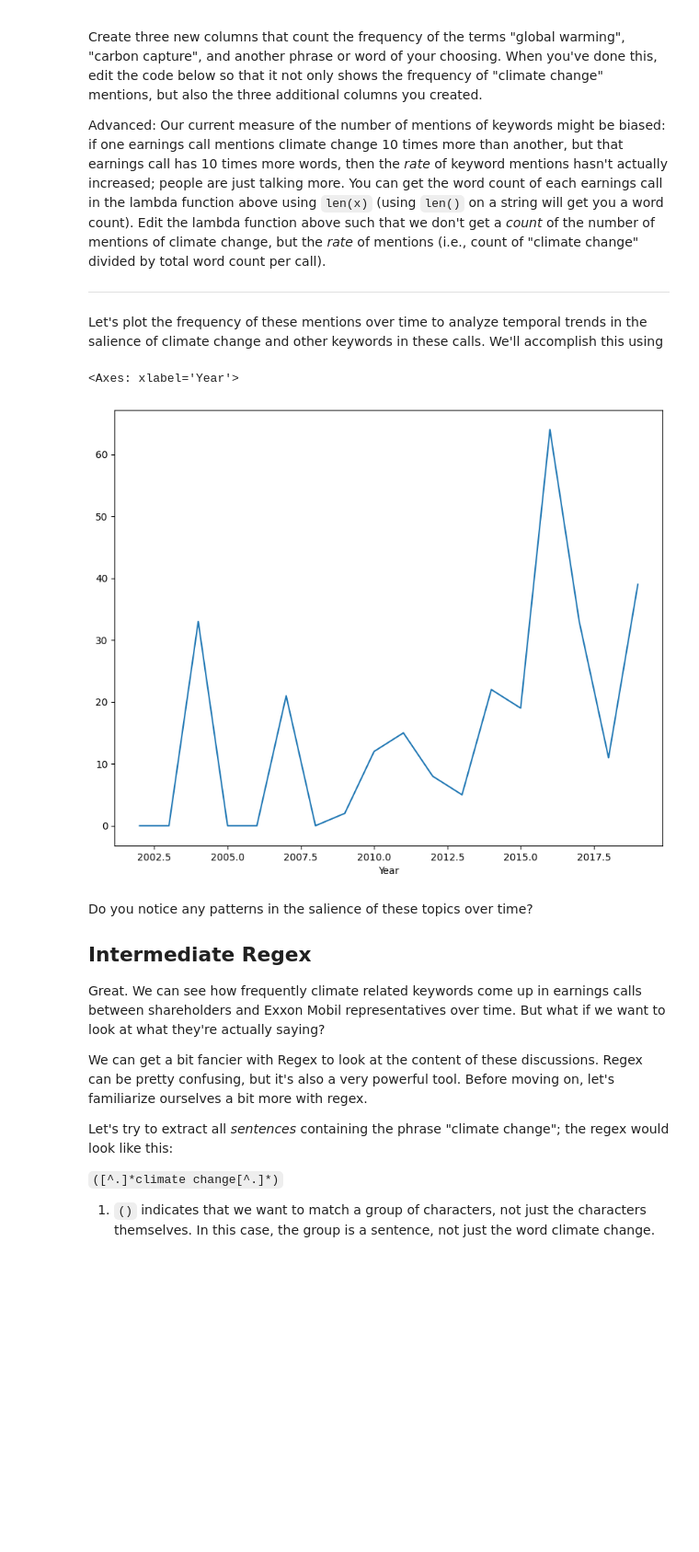
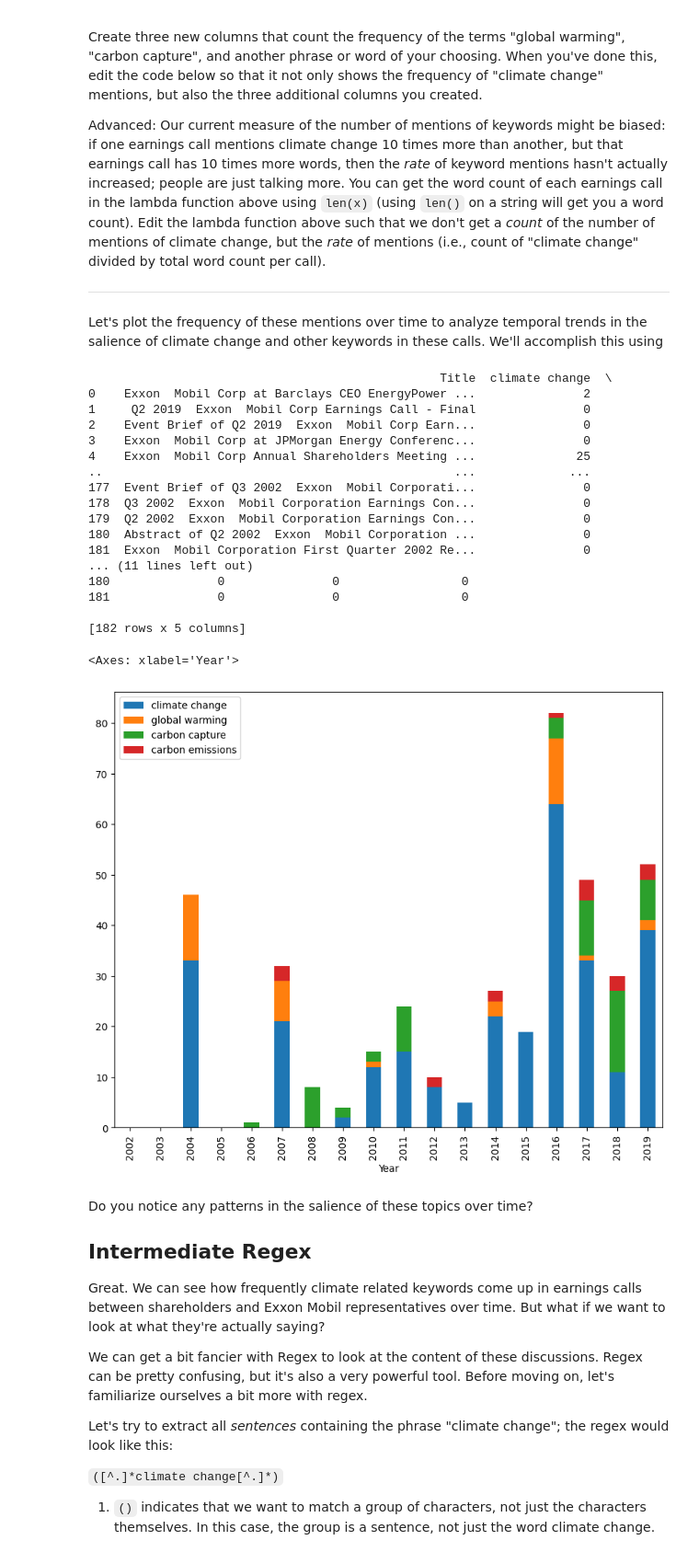
Before and after one commit to zixinsun2004/QM2, a Jupyter notebook: notebooks/W04. Natural Language Processing.ipynb, the cells around one changed output. Shown at 92% size. Saved outputs shown, nothing was run; the diff lists cells and outputs as text; code cells hidden in the pictures; blank space fills up the shorter version.

```diff
--- a/notebooks/W04. Natural Language Processing.ipynb
+++ b/notebooks/W04. Natural Language Processing.ipynb
@@ -271,19 +284,34 @@ Advanced: Our current measure of the number of mentions of keywords might be bia
 
 
 Let's plot the frequency of these mentions over time to analyze temporal trends in the salience of climate change and other keywords in these calls. We'll accomplish this using
-# %%
-# extract the year from the date column
-df['Year']=df['Date'].dt.year
-
-# group the dataframe by year, calculating the sum of the "climate change" column
-# save it as a new dataframe called "yearly"
-yearly=df.groupby('Year')['climate change'].sum()
-
-# plot yearly
-yearly.plot()
-# %% [output]
-<Axes: xlabel='Year'>
-[figure, removed]
+# %%
+df['global warming'] = df['Text'].apply(lambda x: len(re.findall(r'global warming', x, re.IGNORECASE)))
+df['carbon capture'] = df['Text'].apply(lambda x: len(re.findall(r'carbon capture', x, re.IGNORECASE)))
+df['carbon emissions'] = df['Text'].apply(lambda x: len(re.findall(r'carbon emissions', x, re.IGNORECASE)))
+print(df[['Title', 'climate change', 'global warming', 'carbon capture', 'carbon emissions']])
+df['Year'] = df['Date'].dt.year
+yearly = df.groupby('Year')[['climate change', 'global warming', 'carbon capture', 'carbon emissions']].sum()
+yearly.plot(kind='bar', stacked=True)
+# %% [output]
+                                                 Title  climate change  \
+0    Exxon  Mobil Corp at Barclays CEO EnergyPower ...               2
+1     Q2 2019  Exxon  Mobil Corp Earnings Call - Final               0
+2    Event Brief of Q2 2019  Exxon  Mobil Corp Earn...               0
+3    Exxon  Mobil Corp at JPMorgan Energy Conferenc...               0
+4    Exxon  Mobil Corp Annual Shareholders Meeting ...              25
+..                                                 ...             ...
+177  Event Brief of Q3 2002  Exxon  Mobil Corporati...               0
+178  Q3 2002  Exxon  Mobil Corporation Earnings Con...               0
+179  Q2 2002  Exxon  Mobil Corporation Earnings Con...               0
+180  Abstract of Q2 2002  Exxon  Mobil Corporation ...               0
+181  Exxon  Mobil Corporation First Quarter 2002 Re...               0
+... (11 lines left out)
+180               0               0                 0
+181               0               0                 0
+
+[182 rows x 5 columns]
+<Axes: xlabel='Year'>
+[figure, added]
 # %% [markdown]
 Do you notice any patterns in the salience of these topics over time?
 
```
Also changed, not shown: parts of 4 cells of this notebook.
